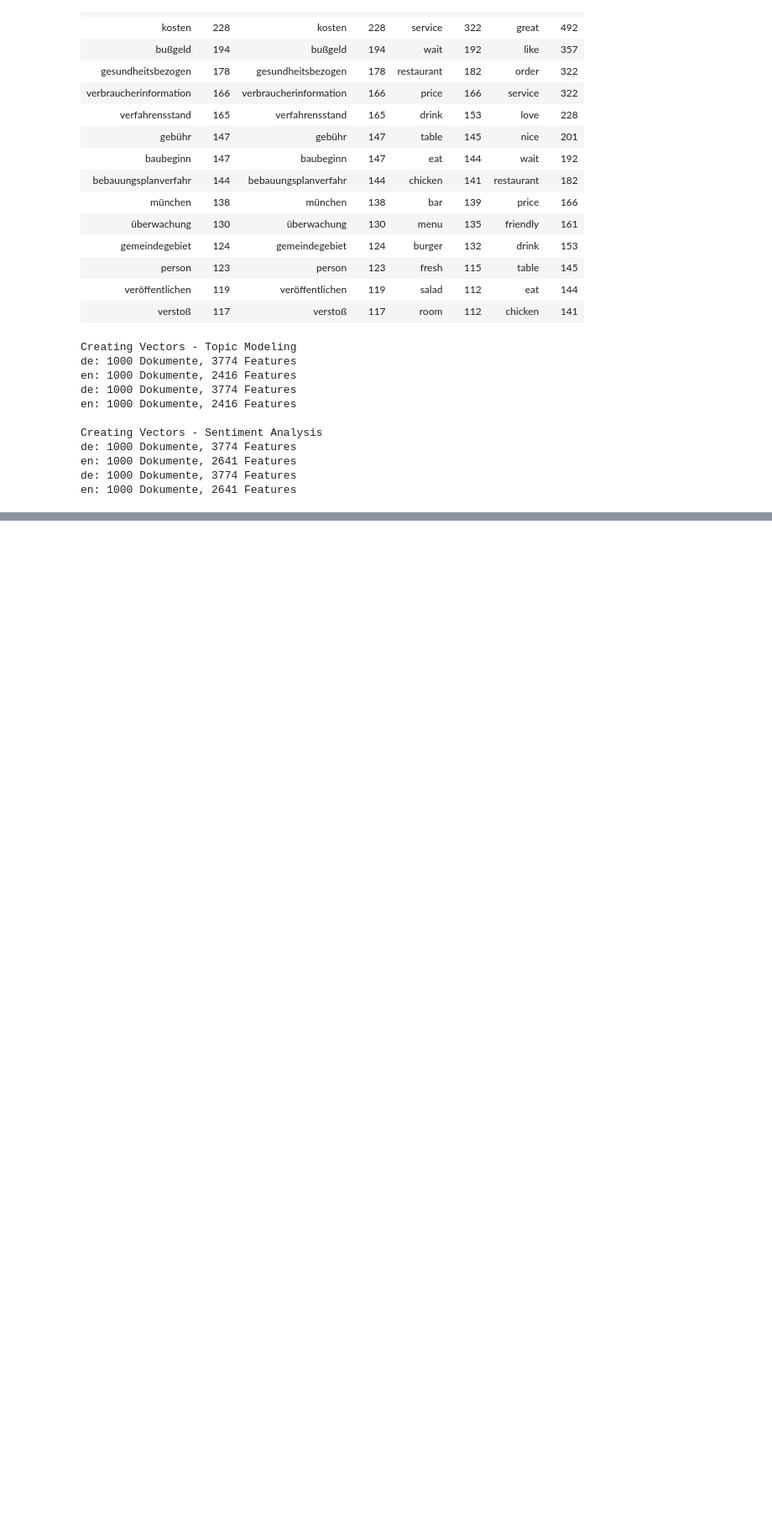
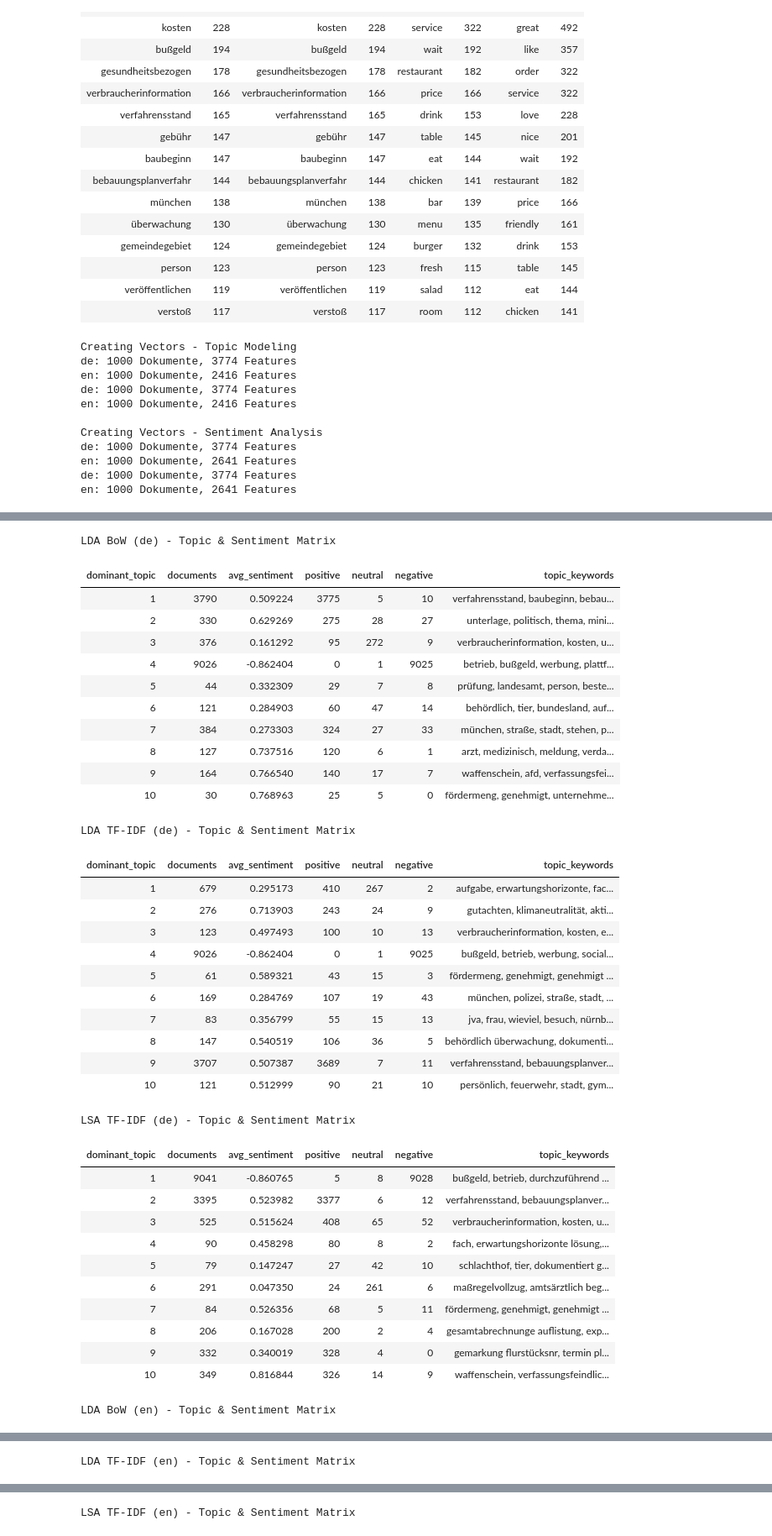
Before and after one commit to schustal-cpu/analyze_message_topics, a Jupyter notebook: analyze_data.ipynb, the cells around one changed output, grey strips where cells are left out. Shown at 84% size. Saved outputs shown, nothing was run; the diff lists cells and outputs as text; code cells hidden in the pictures; blank space fills up the shorter version.

Commit message:
added sentiment analysis

```diff
--- a/analyze_data.ipynb
+++ b/analyze_data.ipynb
@@ -965,0 +930,54 @@ show_topic_tables(tables_en, "Englisch")
+# %%
+# 5. Ausgabe: BoW/LDA Topic + Sentiment
+
+for lang in ["de", "en"]:
+    if lang == "de":
+        pos_threshold, neg_threshold = 0.5, -0.5
+    elif lang == "en":
+        pos_threshold, neg_threshold = 0.1, -0.1
+
+    for method_key, config in methods.items():
+        display(style_topic_sentiment(
+            topic_sentiment_summary[method_key][lang],
+            f"{config["title"]} ({lang}) - Topic & Sentiment Matrix",
+            pos_threshold=pos_threshold,
+            neg_threshold=neg_threshold
+        ))
+# %% [output]
+LDA BoW (de) - Topic & Sentiment Matrix
+| dominant_topic | documents | avg_sentiment | positive | neutral | negative | topic_keywords |
+| 1 | 3790 | 0.509224 | 3775 | 5 | 10 | verfahrensstand, baubeginn, bebau... |
+| 2 | 330 | 0.629269 | 275 | 28 | 27 | unterlage, politisch, thema, mini... |
+| 3 | 376 | 0.161292 | 95 | 272 | 9 | verbraucherinformation, kosten, u... |
+| 4 | 9026 | -0.862404 | 0 | 1 | 9025 | betrieb, bußgeld, werbung, plattf... |
+| 5 | 44 | 0.332309 | 29 | 7 | 8 | prüfung, landesamt, person, beste... |
+| 6 | 121 | 0.284903 | 60 | 47 | 14 | behördlich, tier, bundesland, auf... |
+| 7 | 384 | 0.273303 | 324 | 27 | 33 | münchen, straße, stadt, stehen, p... |
+| 8 | 127 | 0.737516 | 120 | 6 | 1 | arzt, medizinisch, meldung, verda... |
+| 9 | 164 | 0.766540 | 140 | 17 | 7 | waffenschein, afd, verfassungsfei... |
+| 10 | 30 | 0.768963 | 25 | 5 | 0 | fördermeng, genehmigt, unternehme... |
+LDA TF-IDF (de) - Topic & Sentiment Matrix
+| dominant_topic | documents | avg_sentiment | positive | neutral | negative | topic_keywords |
+| 1 | 679 | 0.295173 | 410 | 267 | 2 | aufgabe, erwartungshorizonte, fac... |
+| 2 | 276 | 0.713903 | 243 | 24 | 9 | gutachten, klimaneutralität, akti... |
+| 3 | 123 | 0.497493 | 100 | 10 | 13 | verbraucherinformation, kosten, e... |
+| 4 | 9026 | -0.862404 | 0 | 1 | 9025 | bußgeld, betrieb, werbung, social... |
+| 5 | 61 | 0.589321 | 43 | 15 | 3 | fördermeng, genehmigt, genehmigt ... |
+| 6 | 169 | 0.284769 | 107 | 19 | 43 | münchen, polizei, straße, stadt, ... |
+| 7 | 83 | 0.356799 | 55 | 15 | 13 | jva, frau, wieviel, besuch, nürnb... |
+| 8 | 147 | 0.540519 | 106 | 36 | 5 | behördlich überwachung, dokumenti... |
+| 9 | 3707 | 0.507387 | 3689 | 7 | 11 | verfahrensstand, bebauungsplanver... |
+| 10 | 121 | 0.512999 | 90 | 21 | 10 | persönlich, feuerwehr, stadt, gym... |
+LSA TF-IDF (de) - Topic & Sentiment Matrix
+| dominant_topic | documents | avg_sentiment | positive | neutral | negative | topic_keywords |
+| 1 | 9041 | -0.860765 | 5 | 8 | 9028 | bußgeld, betrieb, durchzuführend ... |
+| 2 | 3395 | 0.523982 | 3377 | 6 | 12 | verfahrensstand, bebauungsplanver... |
+| 3 | 525 | 0.515624 | 408 | 65 | 52 | verbraucherinformation, kosten, u... |
+| 4 | 90 | 0.458298 | 80 | 8 | 2 | fach, erwartungshorizonte lösung,... |
+| 5 | 79 | 0.147247 | 27 | 42 | 10 | schlachthof, tier, dokumentiert g... |
+| 6 | 291 | 0.047350 | 24 | 261 | 6 | maßregelvollzug, amtsärztlich beg... |
+| 7 | 84 | 0.526356 | 68 | 5 | 11 | fördermeng, genehmigt, genehmigt ... |
+| 8 | 206 | 0.167028 | 200 | 2 | 4 | gesamtabrechnunge auflistung, exp... |
+| 9 | 332 | 0.340019 | 328 | 4 | 0 | gemarkung flurstücksnr, termin pl... |
+| 10 | 349 | 0.816844 | 326 | 14 | 9 | waffenschein, verfassungsfeindlic... |
+LDA BoW (en) - Topic & Sentiment Matrix
@@ -965,0 +995 @@ show_topic_tables(tables_en, "Englisch")
+LDA TF-IDF (en) - Topic & Sentiment Matrix
@@ -965,0 +1007 @@ show_topic_tables(tables_en, "Englisch")
+LSA TF-IDF (en) - Topic & Sentiment Matrix
```
Also changed, not shown: parts of 15 cells of this notebook, 1 other file.
